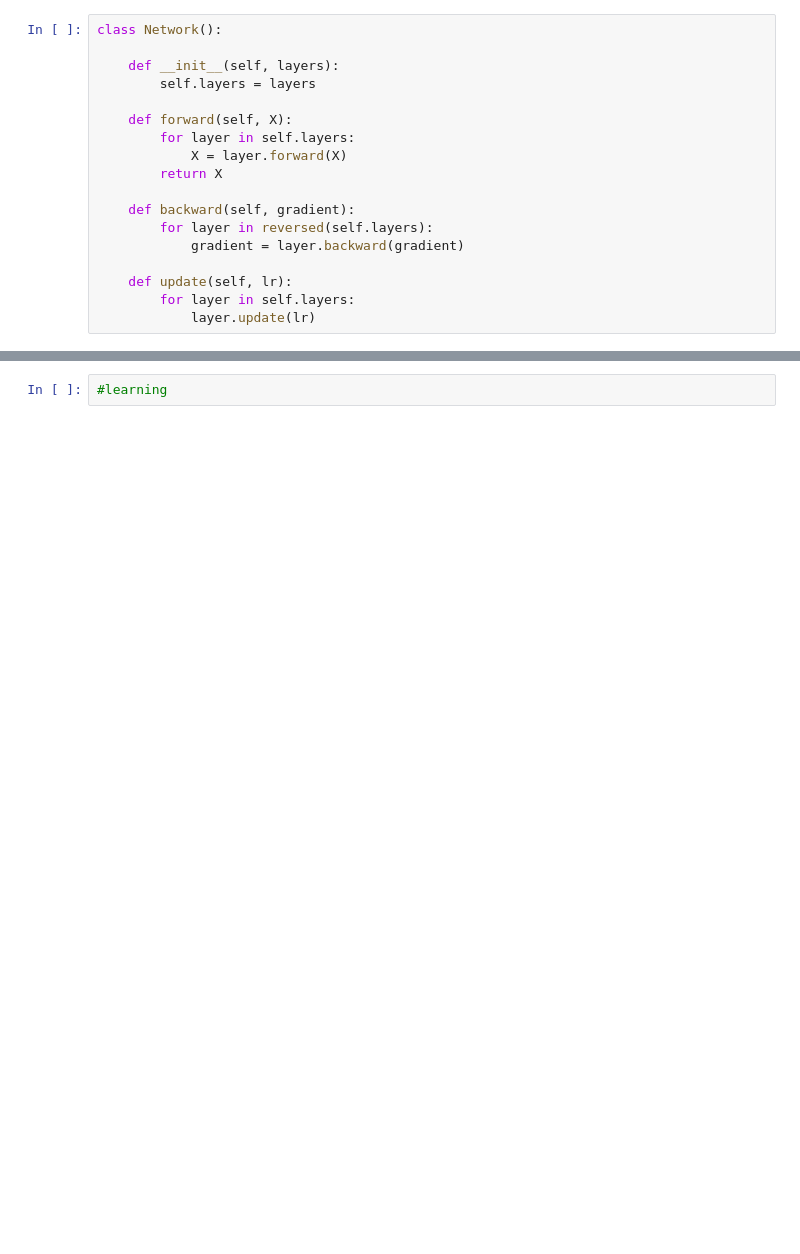
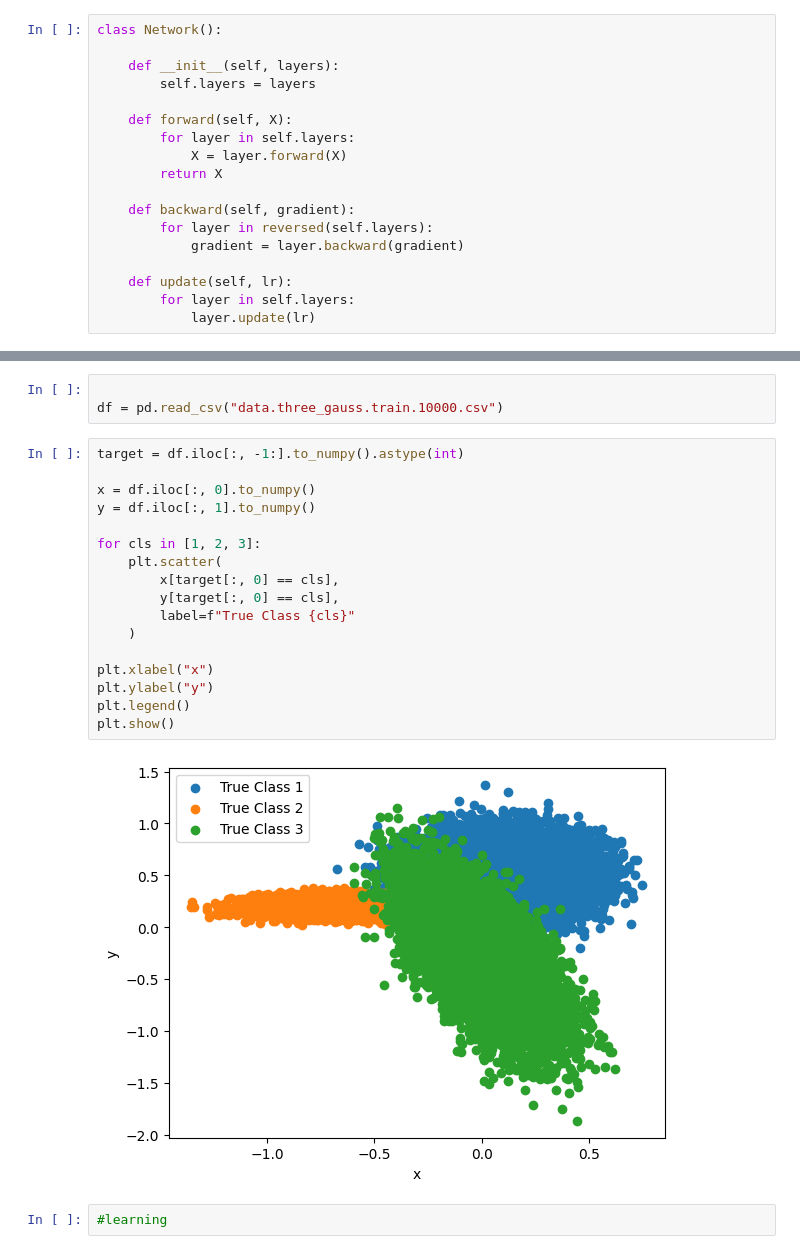
Before and after one commit to Patrix2004/neural_network_project, a Jupyter notebook: lab1.ipynb, the cells around one changed output, grey strips where cells are left out. Cells and saved outputs as stored; diff of their text form; blank space fills up the shorter version.

```diff
--- a/lab1.ipynb
+++ b/lab1.ipynb
@@ -141,5 +193,27 @@ per = Network(
     ]
 )
+# %%
+
+df = pd.read_csv("data.three_gauss.train.10000.csv")
+# %%
+target = df.iloc[:, -1:].to_numpy().astype(int)
+
+x = df.iloc[:, 0].to_numpy()
+y = df.iloc[:, 1].to_numpy()
+
+for cls in [1, 2, 3]:
+    plt.scatter(
+        x[target[:, 0] == cls],
+        y[target[:, 0] == cls],
+        label=f"True Class {cls}"
+    )
+
+plt.xlabel("x")
+plt.ylabel("y")
+plt.legend()
+plt.show()
+# %% [output]
+[figure, added]
 # %%
 #learning
 # %%
```
Also changed, not shown: parts of 7 cells of this notebook.
